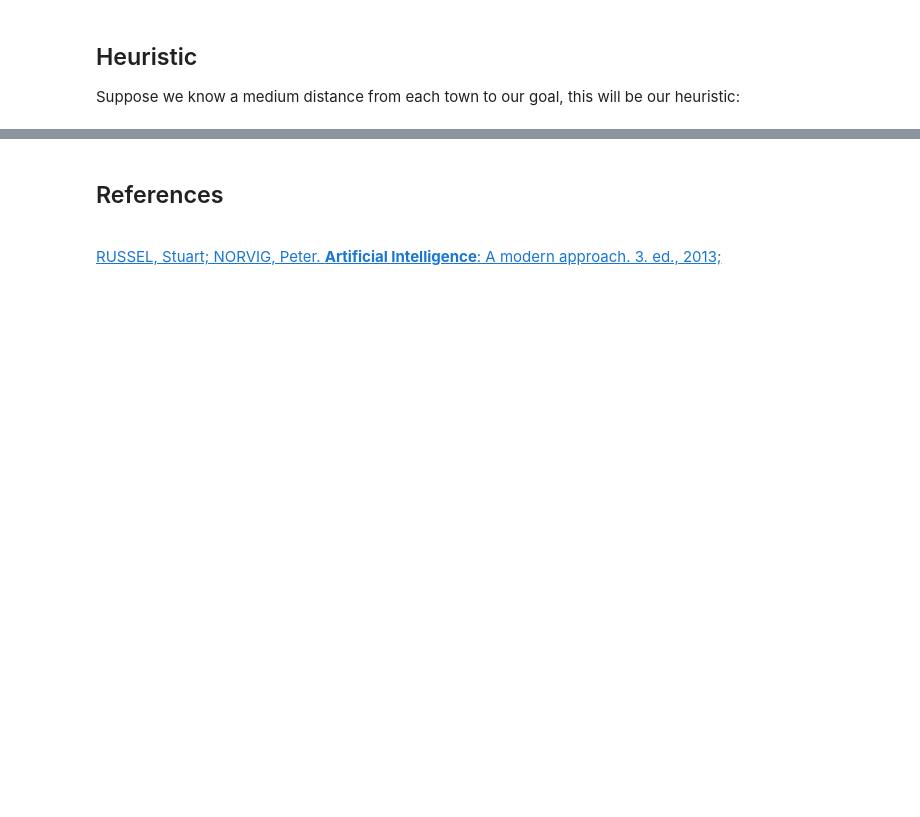
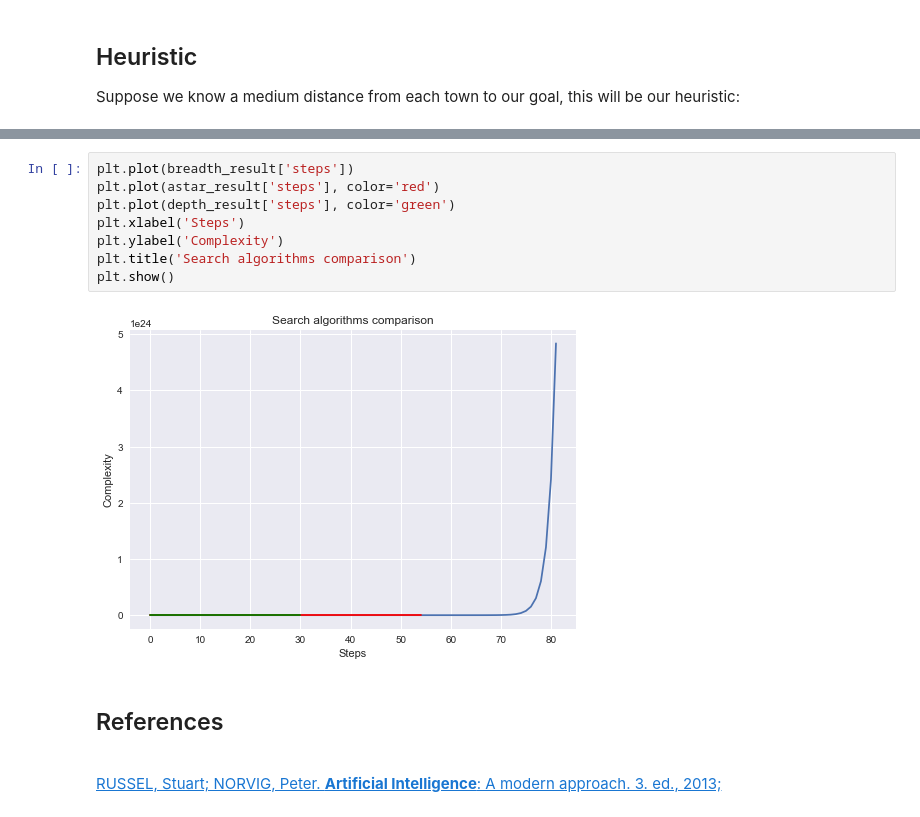
Before and after one commit to brunolcarli/GooGraph, a Jupyter notebook: graph_search.ipynb, the cells around one changed output, grey strips where cells are left out. Cells and saved outputs as stored; diff of their text form; blank space fills up the shorter version.

```diff
--- a/graph_search.ipynb
+++ b/graph_search.ipynb
@@ -750,3 +814,13 @@ a_star(highlands_graph, 'Case Town', 'Vault Gisley')
+# %%
+plt.plot(breadth_result['steps'])
+plt.plot(astar_result['steps'], color='red')
+plt.plot(depth_result['steps'], color='green')
+plt.xlabel('Steps')
+plt.ylabel('Complexity')
+plt.title('Search algorithms comparison')
+plt.show()
+# %% [output]
+[figure, added]
 # %% [markdown]
 ## References
 
```
Also changed, not shown: parts of 9 cells of this notebook.
